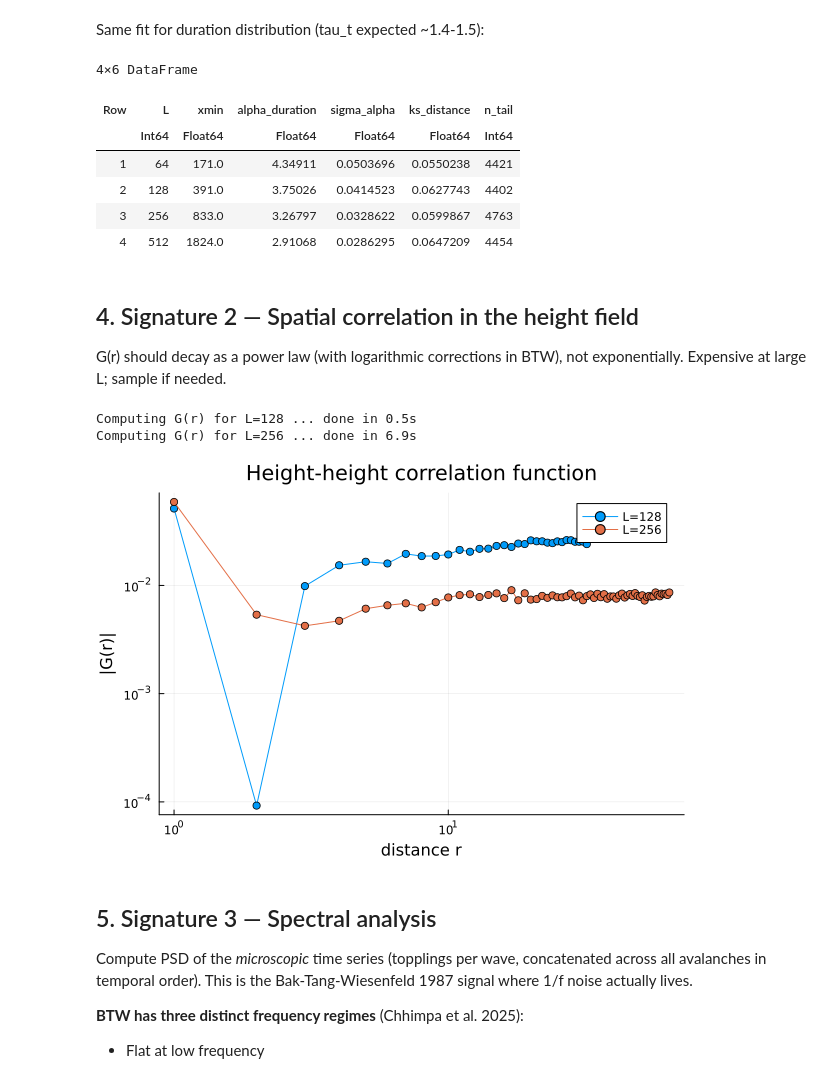
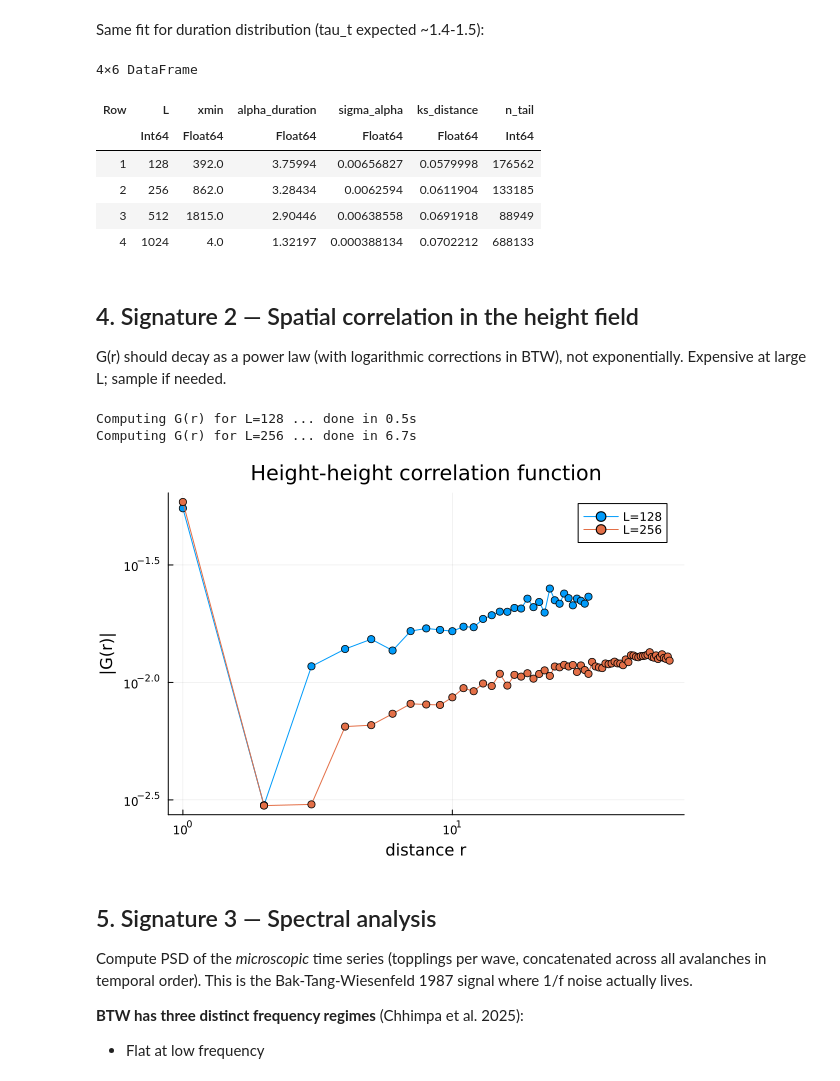
Before and after one commit to gary-dalton/criticality-index, a Jupyter notebook: work/exp01_01_btw_sandpile.ipynb, the cells around one changed output. Cells and saved outputs as stored; diff of their text form; code cells hidden in the pictures.

```diff
--- a/work/exp01_01_btw_sandpile.ipynb
+++ b/work/exp01_01_btw_sandpile.ipynb
@@ -311,9 +351,9 @@ p = plot(xaxis=:log, yaxis=:log,
          legend=:topright)
 
 for L in L_values
-    sizes = avalanche_sizes(results[L].catalog)
-    h = log_binned_pmf(Float64.(sizes); n_bins=50)
-    plot!(p, h.bin_centers, h.pmf, label="L=$L", marker=:circle, markersize=3)
+    sizes = Float64.(filter(>(0), results[L].sizes))
+    h = log_binned_pmf(sizes; n_bins=50)
+    plot!(p, h.bin_centers, h.pmf, label="L=\$L", marker=:circle, markersize=3)
 end
 
 p
@@ -328,7 +368,7 @@ manual_xmins = [5, 10, 30, 100, 300]
 
 rows = NamedTuple[]
 for L in L_values
-    sizes = Float64.(avalanche_sizes(results[L].catalog))
+    sizes = Float64.(filter(>(0), results[L].sizes))
     for xm in manual_xmins
         fit = fit_power_law(sizes; xmin=xm)
         cmp = compare_power_law_exponential(sizes, xm, fit.alpha)
@@ -407,12 +424,12 @@ p_area = plot(xaxis=:log, yaxis=:log,
 
 area_rows = NamedTuple[]
 for L in L_values
-    areas = Float64.(avalanche_areas(results[L].catalog))
+    areas = Float64.(filter(>(0), results[L].areas))
     h = log_binned_pmf(areas; n_bins=50)
-    plot!(p_area, h.bin_centers, h.pmf, label="L=$L",
+    plot!(p_area, h.bin_centers, h.pmf, label="L=\$L",
           marker=:circle, markersize=3)
 
-    fit = fit_power_law(areas)  # auto xmin — should work better for area
+    fit = fit_power_law(areas)  # auto xmin — should work well for area
     push!(area_rows, (
         L = L,
         xmin = fit.xmin,
@@ -440,8 +457,8 @@ Same fit for duration distribution (tau_t expected ~1.4-1.5):
 # %%
 dur_rows = NamedTuple[]
 for L in L_values
-    durs = avalanche_durations(results[L].catalog)
-    fit = fit_power_law(Float64.(durs))
+    durs = Float64.(filter(>(0), results[L].durations))
+    fit = fit_power_law(durs)
     push!(dur_rows, (
         L = L,
         xmin = fit.xmin,
@@ -456,43 +473,47 @@ DataFrame(dur_rows)
 4×6 DataFrame
 | Row | L | xmin | alpha_duration | sigma_alpha | ks_distance | n_tail |
 |  | Int64 | Float64 | Float64 | Float64 | Float64 | Int64 |
-| 1 | 64 | 171.0 | 4.34911 | 0.0503696 | 0.0550238 | 4421 |
-| 2 | 128 | 391.0 | 3.75026 | 0.0414523 | 0.0627743 | 4402 |
-| 3 | 256 | 833.0 | 3.26797 | 0.0328622 | 0.0599867 | 4763 |
-| 4 | 512 | 1824.0 | 2.91068 | 0.0286295 | 0.0647209 | 4454 |
+| 1 | 128 | 392.0 | 3.75994 | 0.00656827 | 0.0579998 | 176562 |
+| 2 | 256 | 862.0 | 3.28434 | 0.0062594 | 0.0611904 | 133185 |
+| 3 | 512 | 1815.0 | 2.90446 | 0.00638558 | 0.0691918 | 88949 |
+| 4 | 1024 | 4.0 | 1.32197 | 0.000388134 | 0.0702212 | 688133 |
 # %% [markdown]
 ## 4. Signature 2 — Spatial correlation in the height field
 
 G(r) should decay as a power law (with logarithmic corrections in BTW), not exponentially. Expensive at large L; sample if needed.
 # %%
-# Compute G(r) for L=64 and L=128 (O(L^4) — L=128 takes ~20s,
-# L=256+ infeasible). Plot both on log-log.
+# G(r) computed only for L values with final_height available (i.e. seed 1
+# was saved to disk, or we're in :explore mode). O(L^4) — keep to L ≤ 256.
 corr_data = Dict{Int, NamedTuple}()
 for L in [128, 256]
+    L in L_values || continue
+    r = results[L]
+    isnothing(r.final_height) && continue
     @printf("Computing G(r) for L=%d ... ", L)
-    t = @elapsed corr_data[L] = correlation_function(
-        results[L].final_height; max_r=div(L, 4))
+    t = @elapsed corr_data[L] = correlation_function(r.final_height; max_r=div(L, 4))
     @printf("done in %.1fs\n", t)
 end
 
-p_corr = plot(xaxis=:log, yaxis=:log,
-              xlabel="distance r",
-              ylabel="|G(r)|",
-              title="Height-height correlation function",
-              legend=:topright)
-for L in [128, 256]
-    c = corr_data[L]
-    # Plot |G(r)| on log-log to show decay shape; r=1 is often
-    # negative (anti-correlated from toppling) and excluded
-    mask = c.G .!= 0
-    plot!(p_corr, c.r[mask], abs.(c.G[mask]),
-          label="L=$L", marker=:circle, markersize=4)
+if isempty(corr_data)
+    println("No L values with final_height available; skipping G(r) plot.")
+else
+    p_corr = plot(xaxis=:log, yaxis=:log,
+                  xlabel="distance r",
+                  ylabel="|G(r)|",
+                  title="Height-height correlation function",
+                  legend=:topright)
+    for L in sort(collect(keys(corr_data)))
+        c = corr_data[L]
+        mask = c.G .!= 0
+        plot!(p_corr, c.r[mask], abs.(c.G[mask]),
+              label="L=\$L", marker=:circle, markersize=4)
+    end
+    p_corr
 end
-p_corr
 # %% [output]
 Computing G(r) for L=128 ... done in 0.5s
-Computing G(r) for L=256 ... done in 6.9s
+Computing G(r) for L=256 ... done in 6.7s
-[figure, old version]
+[figure, new version]
 # %% [markdown]
 ## 5. Signature 3 — Spectral analysis
 
```
Also changed, not shown: parts of 31 cells of this notebook, 6 other files.
